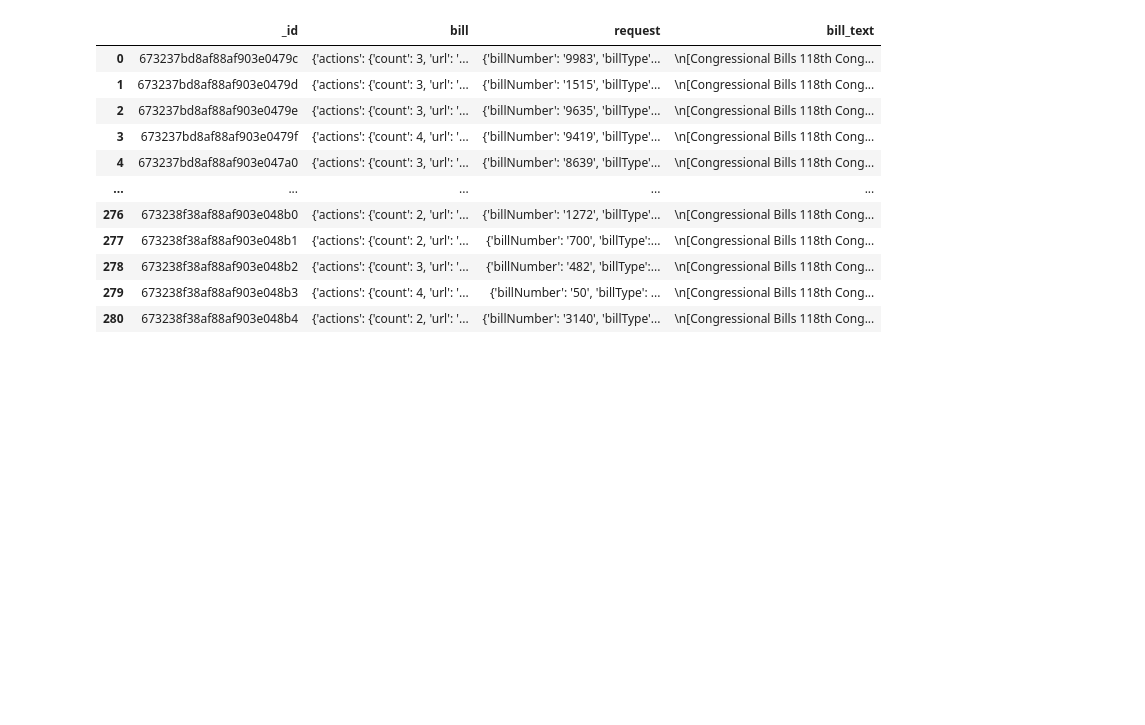
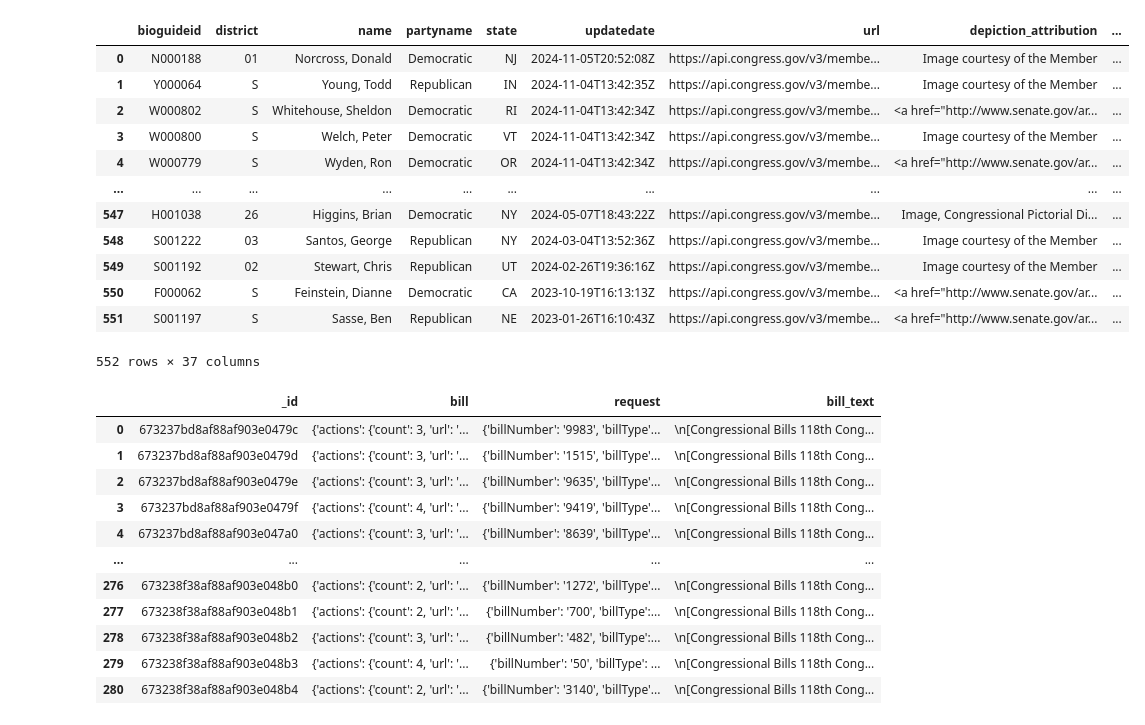
Before and after one commit to j-miskill/contrans, a Jupyter notebook: sandbox.ipynb, the cells around one changed output. Saved outputs shown, nothing was run; the diff lists cells and outputs as text; code cells hidden in the pictures; blank space fills up the shorter version.

```diff
--- a/sandbox.ipynb
+++ b/sandbox.ipynb
@@ -34,3 +13,26 @@ fig.show()
+# %%
+#
+myquery = """
+SELECT *
+FROM members
+"""
+members = pd.read_sql_query(myquery, con=engine)
+members
+# members['firstname'] + " " + members['lastname'] + " (" + members['partyletter'] + ", " + members['state'] + "-" + members['district'] + ")"
+# %% [output]
+|  | bioguideid | district | name | partyname | state | updatedate | url | depiction_attribution | ... |
+| 0 | N000188 | 01 | Norcross, Donald | Democratic | NJ | 2024-11-05T20:52:08Z | https://api.congress.gov/v3/membe... | Image courtesy of the Member | ... |
+| 1 | Y000064 | S | Young, Todd | Republican | IN | 2024-11-04T13:42:35Z | https://api.congress.gov/v3/membe... | Image courtesy of the Member | ... |
+| 2 | W000802 | S | Whitehouse, Sheldon | Democratic | RI | 2024-11-04T13:42:34Z | https://api.congress.gov/v3/membe... | <a href="http://www.senate.gov/ar... | ... |
+| 3 | W000800 | S | Welch, Peter | Democratic | VT | 2024-11-04T13:42:34Z | https://api.congress.gov/v3/membe... | Image courtesy of the Member | ... |
+| 4 | W000779 | S | Wyden, Ron | Democratic | OR | 2024-11-04T13:42:34Z | https://api.congress.gov/v3/membe... | <a href="http://www.senate.gov/ar... | ... |
+| ... | ... | ... | ... | ... | ... | ... | ... | ... | ... |
+| 547 | H001038 | 26 | Higgins, Brian | Democratic | NY | 2024-05-07T18:43:22Z | https://api.congress.gov/v3/membe... | Image, Congressional Pictorial Di... | ... |
+| 548 | S001222 | 03 | Santos, George | Republican | NY | 2024-03-04T13:52:36Z | https://api.congress.gov/v3/membe... | Image courtesy of the Member | ... |
+| 549 | S001192 | 02 | Stewart, Chris | Republican | UT | 2024-02-26T19:36:16Z | https://api.congress.gov/v3/membe... | Image courtesy of the Member | ... |
+| 550 | F000062 | S | Feinstein, Dianne | Democratic | CA | 2023-10-19T16:13:13Z | https://api.congress.gov/v3/membe... | <a href="http://www.senate.gov/ar... | ... |
+| 551 | S001197 | S | Sasse, Ben | Republican | NE | 2023-01-26T16:10:43Z | https://api.congress.gov/v3/membe... | <a href="http://www.senate.gov/ar... | ... |
+552 rows × 37 columns
 # %%
 def plot_ideology(self, bioguide_id):
                 member_ideo = ideo.query(f"bioguideid == {bioguide_id}").reset_index(drop=True)
```
Also changed, not shown: parts of 1 cell of this notebook, 2 other files.
